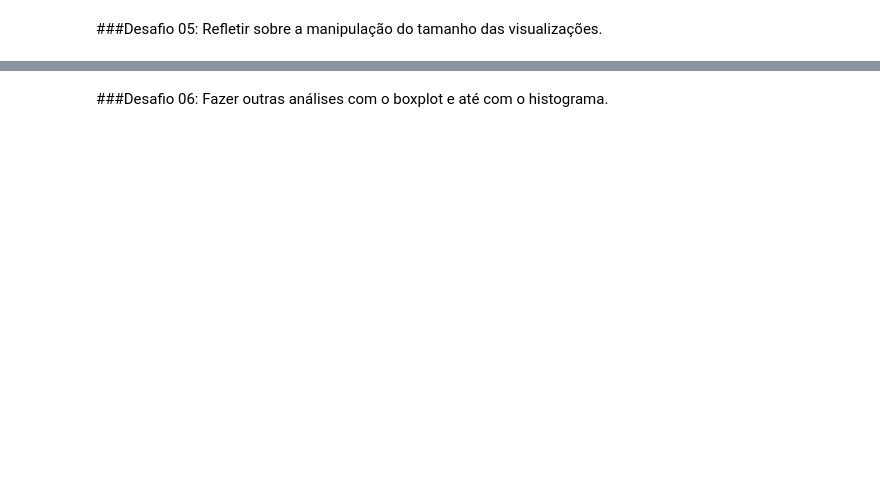
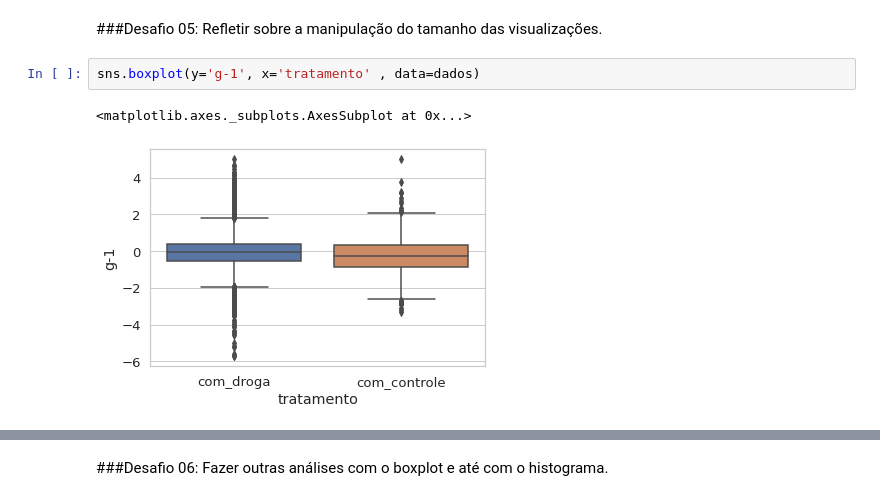
Before and after one commit to ianbs/imersao-data-science-alura, a Jupyter notebook: Aula_02.ipynb, the cells around one changed output, grey strips where cells are left out. Drawn from its saved outputs; the diff is of its cells as text; blank space fills up the shorter version.

```diff
--- a/Aula_02.ipynb
+++ b/Aula_02.ipynb
@@ -427,2 +463,7 @@ plt.show()
 # %% [markdown]
 ###Desafio 05: Refletir sobre a manipulação do tamanho das visualizações.
+# %%
+sns.boxplot(y='g-1', x='tratamento' , data=dados)
+# %% [output]
+<matplotlib.axes._subplots.AxesSubplot at 0x...>
+[figure, added]
```
Also changed, not shown: parts of 9 cells of this notebook.
